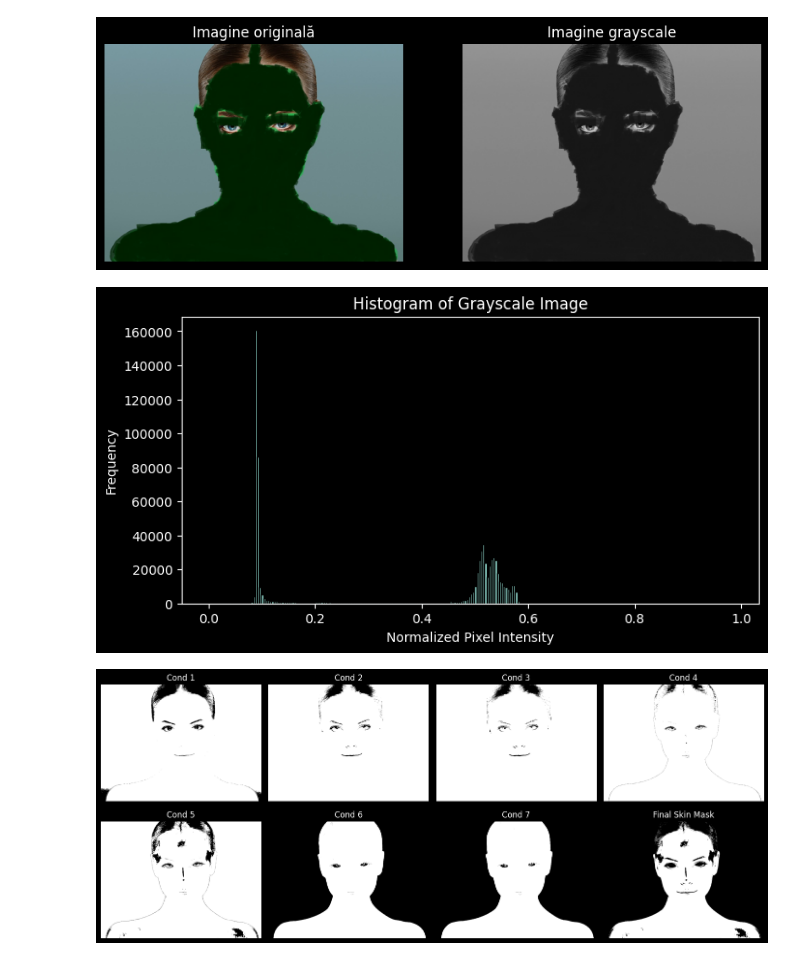
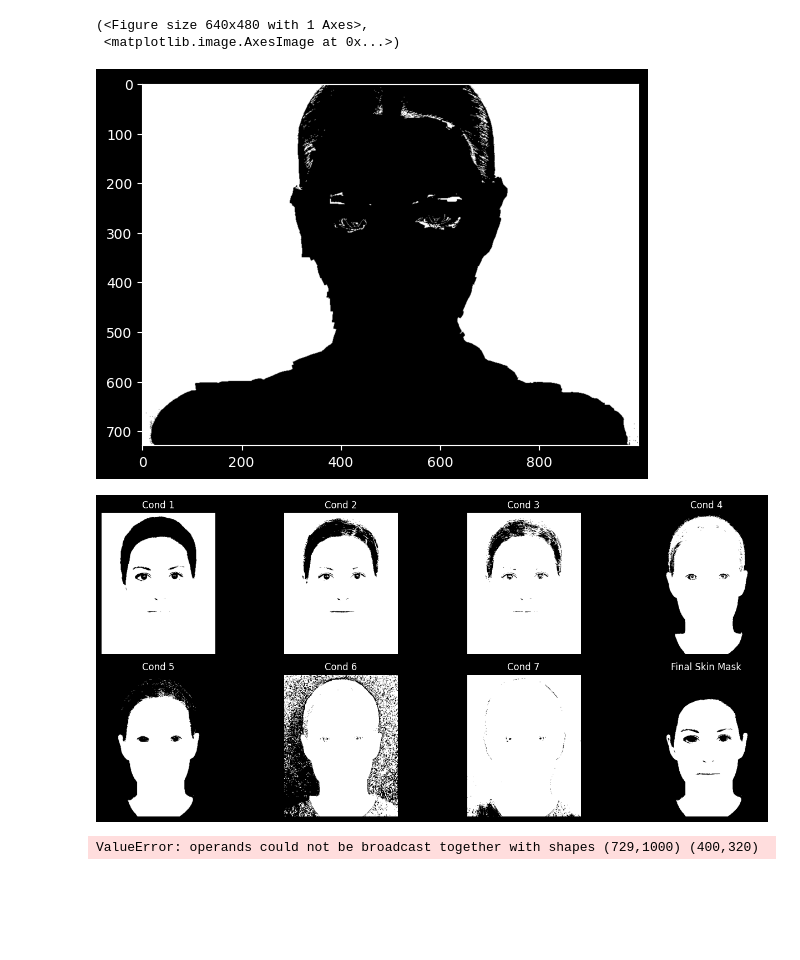
Before and after one commit to simchii/IVOM, a Jupyter notebook: lab1/lab1.ipynb, the cells around one changed output. Saved outputs shown, nothing was run; the diff lists cells and outputs as text; code cells hidden in the pictures; blank space fills up the shorter version.

```diff
--- a/lab1/lab1.ipynb
+++ b/lab1/lab1.ipynb
@@ -1,39 +37,17 @@
 # %%
-import numpy as np
-from skimage import io, color
-import matplotlib.pyplot as plt
+binary2 = np.zeros(gray_image.shape)
+for i in range(gray_image.shape[0]):
+    for j in range(gray_image.shape[1]):
+        if(gray_image[i,j]>= 0.45 and gray_image[i,j]< 0.6):
+            binary2[i,j]=1
+        else:
+            binary2[i,j]=0
 
-plt.style.use('dark_background')
-
-img = io.imread('1_colorat.jpg')
-
-# Convert to grayscale. This already gives a float image in [0, 1].
-gray_image = color.rgb2gray(img)
-
-plt.figure(figsize=(10, 5))
-
-plt.subplot(1, 2, 1)
-plt.imshow(img)
-plt.title("Imagine originală")
-plt.axis("off")
-
-plt.subplot(1, 2, 2)
-plt.imshow(gray_image, cmap='gray', vmin=0, vmax=1)
-plt.title("Imagine grayscale")
-plt.axis("off")
-
-plt.show()
-hist, bin_edges = np.histogram(gray_image, bins=256)
-
-plt.figure(figsize=(8, 4))
-plt.bar(bin_edges[:-1], hist, width=(bin_edges[1] - bin_edges[0]), edgecolor='black')
-plt.xlabel('Normalized Pixel Intensity')
-plt.ylabel('Frequency')
-plt.title('Histogram of Grayscale Image')
-plt.show()
+plt.figure(), plt.imshow(binary2, cmap='gray')
 # %% [output]
+(<Figure size 640x480 with 1 Axes>,
+ <matplotlib.image.AxesImage at 0x...>)
-[figure, old version]
+[figure, new version]
-[figure, removed]
 # %%
 import numpy as np
 from skimage import io
@@ -41,7 +55,7 @@ import matplotlib.pyplot as plt
 
 plt.style.use('dark_background')
 
-img = io.imread('1.jpg')
+img = io.imread('3.jpg')
 
 # If needed, convert to float for safer arithmetic, but still in [0..255] range
 img_float = img.astype(np.float32)
@@ -89,4 +103,18 @@ plt.axis('off')
 plt.tight_layout()
 plt.show()
 # %% [output]
-[figure, old version]
+[figure, new version]
+# %%
+TP = np.logical_and(binary2==1, skin_mask==1).sum()/binary2.sum()
+print('TP=',TP*100)
+
+TN = np.logical_and(binary2==0, skin_mask==0).sum()/(1-binary2).sum()
+print('TN=',TN*100)
+
+FN = 1-TP
+print('FN=',FN*100)
+
+FP= 1-TN
+print('FP=',FP*100)
+# %% [output]
+ValueError: operands could not be broadcast together with shapes (729,1000) (400,320)
```
Also changed, not shown: parts of 1 cell of this notebook, 1 other file.
